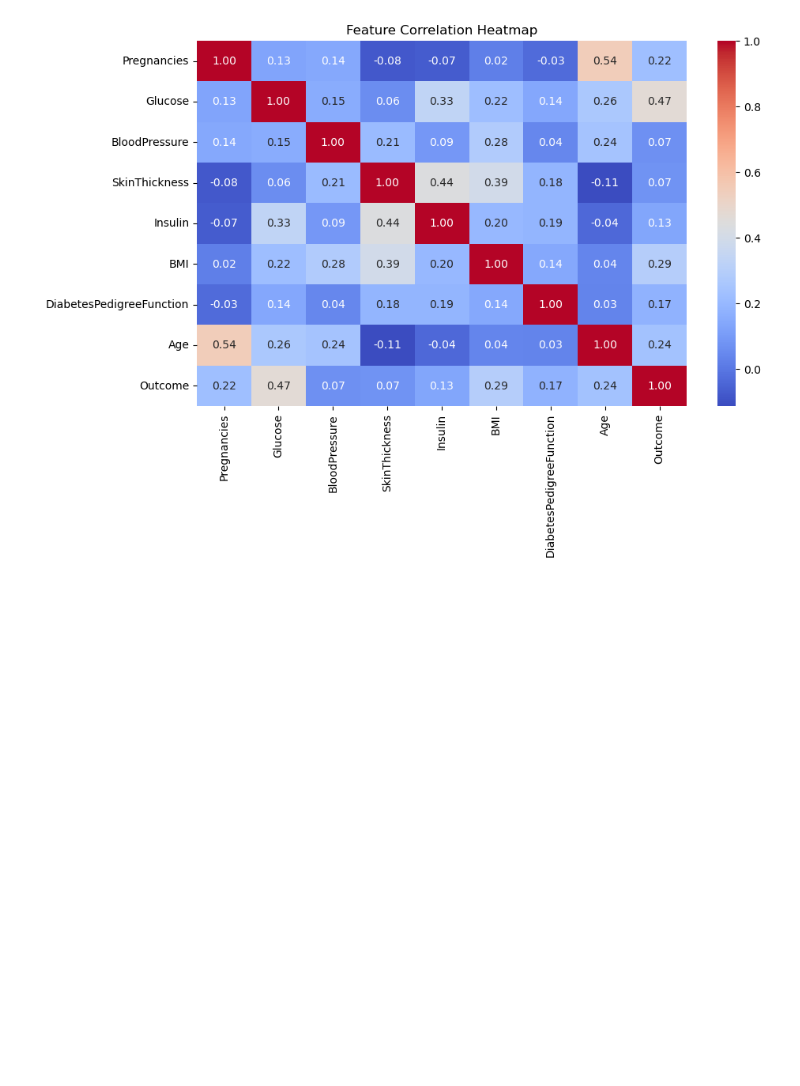
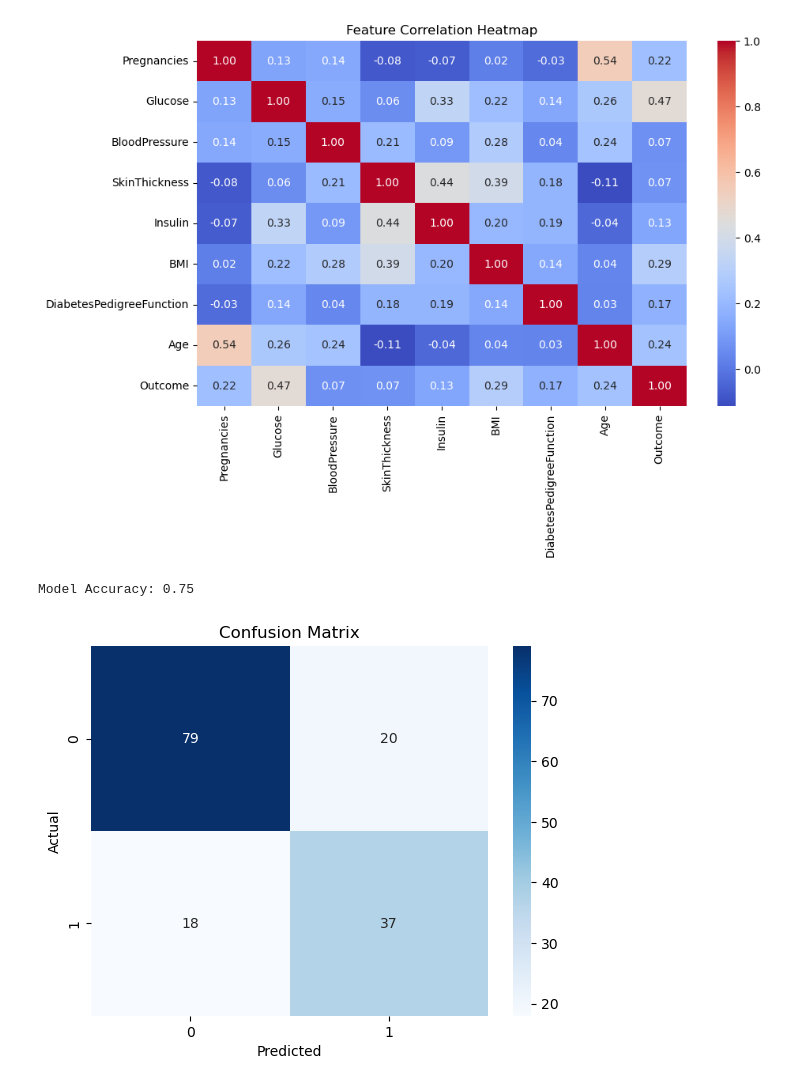
Before and after one commit to Deepak3015/Machine-Repo, a Jupyter notebook: Notebook/p1.ipynb, the cells around one changed output. Cells and saved outputs as stored; diff of their text form; code cells hidden in the pictures; blank space fills up the shorter version.

Commit message:
Final With Accuracy and a good visualization

```diff
--- a/Notebook/p1.ipynb
+++ b/Notebook/p1.ipynb
@@ -76,3 +76,16 @@ X_train, X_test, y_train, y_test = train_test_split(X, y, test_size=0.2, random_
 model = LogisticRegression()
 model.fit(X_train, y_train)
 y_pred = model.predict(X_test)
+# %%
+# Model Evaluation
+accuracy = accuracy_score(y_test, y_pred)
+conf_matrix = confusion_matrix(y_test, y_pred)
+print(f"\nModel Accuracy: {accuracy:.2f}")
+sns.heatmap(conf_matrix, annot=True, cmap='Blues', fmt='d')
+plt.title("Confusion Matrix")
+plt.xlabel("Predicted")
+plt.ylabel("Actual")
+plt.show()
+# %% [output]
+Model Accuracy: 0.75
+[figure, added]
```
